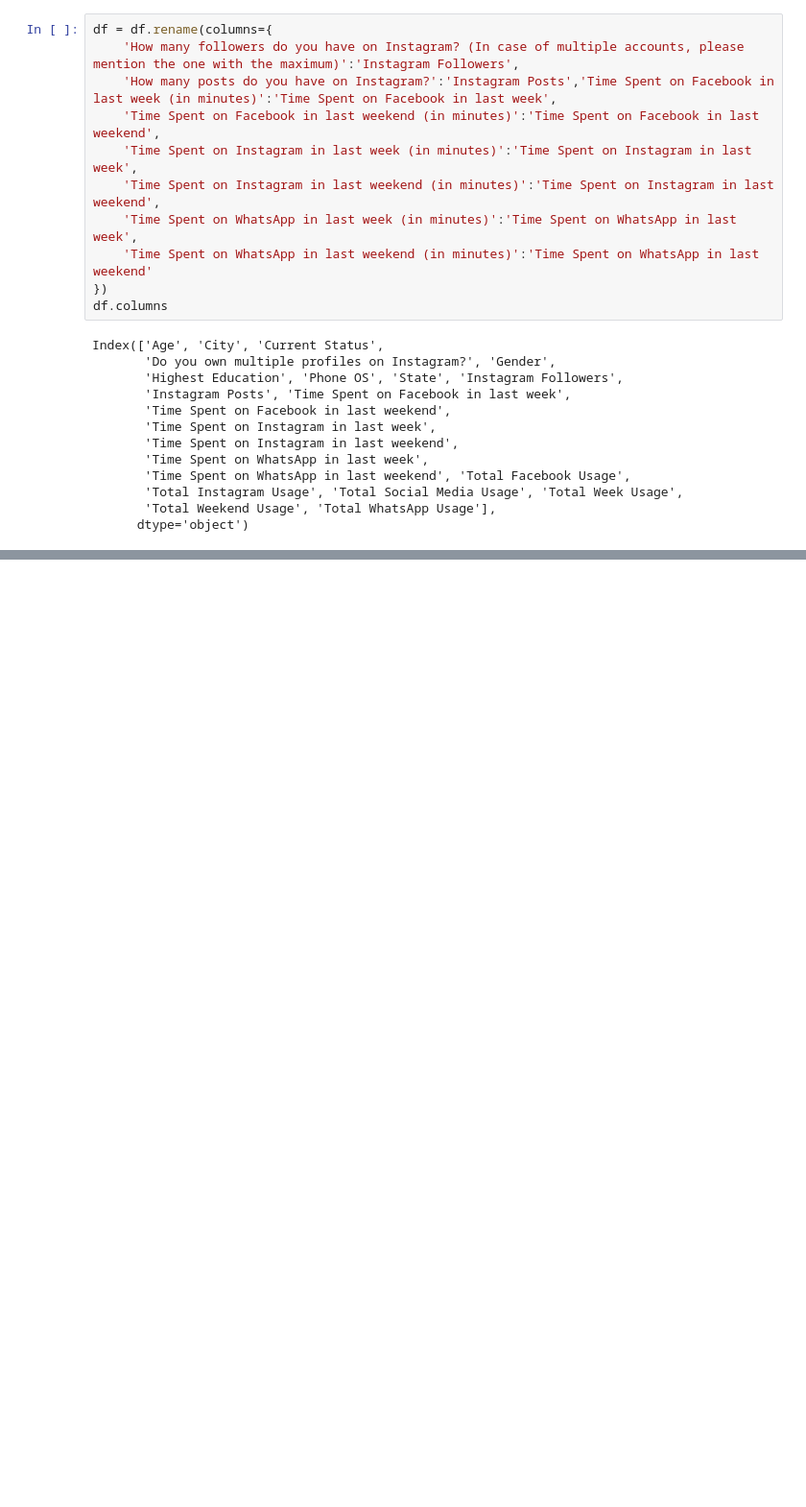
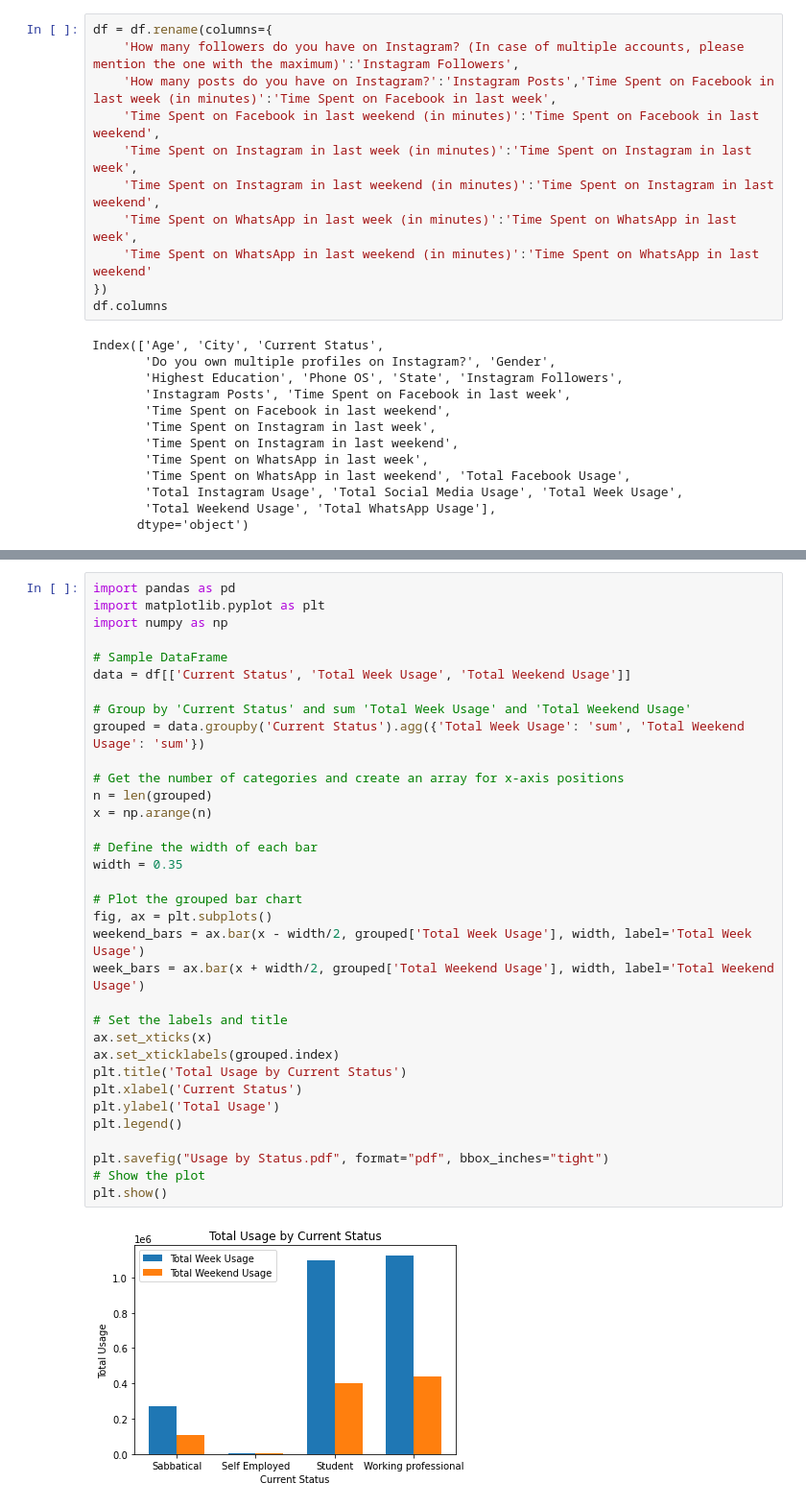
Before and after one commit to hrishikeshm12/Social-Media-Analytics, a Jupyter notebook: final_project.ipynb, the cells around one changed output, grey strips where cells are left out. Shown at 96% size. Saved outputs shown, nothing was run; the diff lists cells and outputs as text; blank space fills up the shorter version.

```diff
--- a/final_project.ipynb
+++ b/final_project.ipynb
@@ -124,0 +696,36 @@ Index(['Age', 'City', 'Current Status',
+# %%
+import pandas as pd
+import matplotlib.pyplot as plt
+import numpy as np
+
+# Sample DataFrame
+data = df[['Current Status', 'Total Week Usage', 'Total Weekend Usage']]
+
+# Group by 'Current Status' and sum 'Total Week Usage' and 'Total Weekend Usage'
+grouped = data.groupby('Current Status').agg({'Total Week Usage': 'sum', 'Total Weekend Usage': 'sum'})
+
+# Get the number of categories and create an array for x-axis positions
+n = len(grouped)
+x = np.arange(n)
+
+# Define the width of each bar
+width = 0.35
+
+# Plot the grouped bar chart
+fig, ax = plt.subplots()
+weekend_bars = ax.bar(x - width/2, grouped['Total Week Usage'], width, label='Total Week Usage')
+week_bars = ax.bar(x + width/2, grouped['Total Weekend Usage'], width, label='Total Weekend Usage')
+
+# Set the labels and title
+ax.set_xticks(x)
+ax.set_xticklabels(grouped.index)
+plt.title('Total Usage by Current Status')
+plt.xlabel('Current Status')
+plt.ylabel('Total Usage')
+plt.legend()
+
+plt.savefig("Usage by Status.pdf", format="pdf", bbox_inches="tight")
+# Show the plot
+plt.show()
+# %% [output]
+[figure, added]
```
Also changed, not shown: parts of 208 cells of this notebook.
